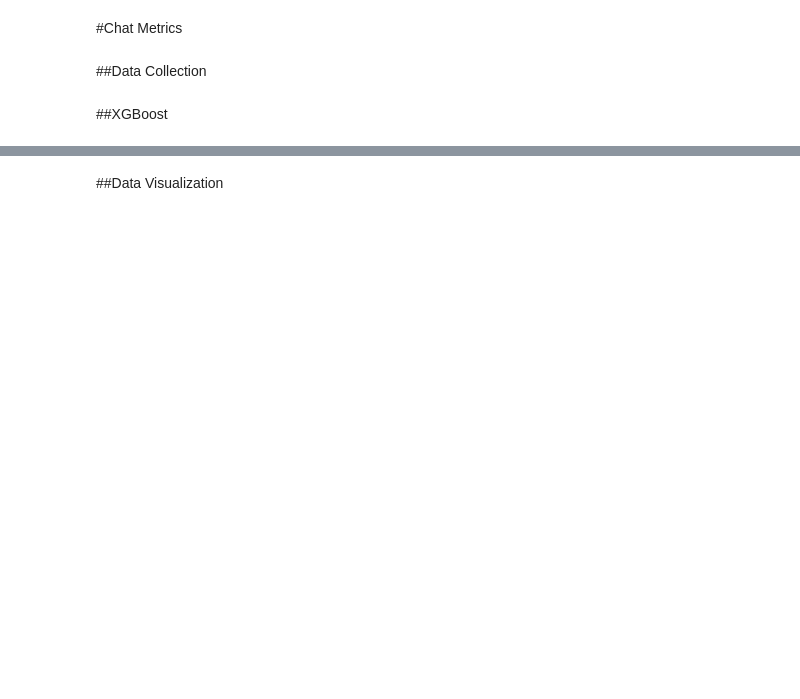
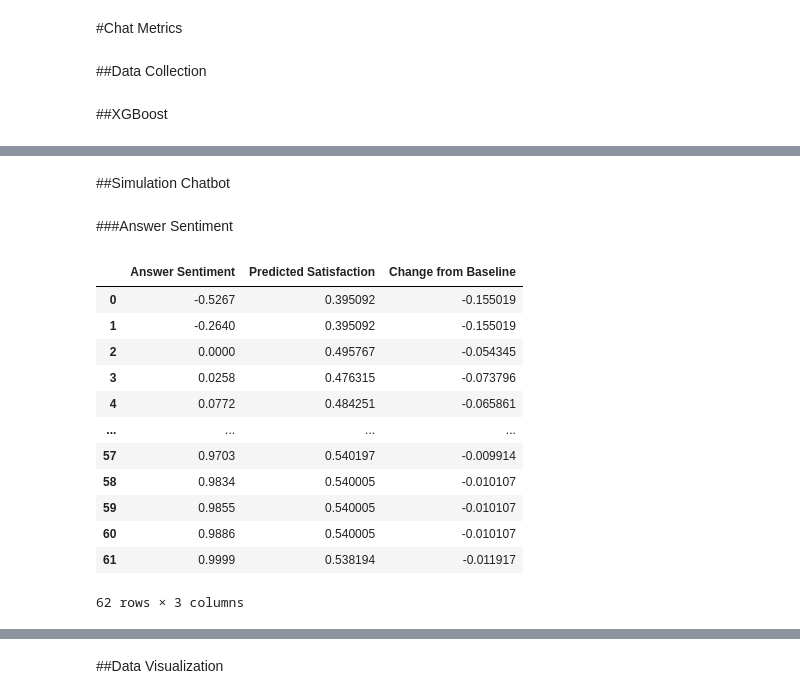
Before and after one commit to stephanie465337/Data-Science-Portfolio-C21, a Jupyter notebook: Projects/Capstone/chat_metrics_Pass_6.ipynb, the cells around one changed output, grey strips where cells are left out. Drawn from its saved outputs; the diff is of its cells as text; code cells hidden in the pictures; blank space fills up the shorter version.

```diff
--- a/Projects/Capstone/chat_metrics_Pass_6.ipynb
+++ b/Projects/Capstone/chat_metrics_Pass_6.ipynb
@@ -82,0 +93,39 @@ print(classification_report(y_test, y_pred_xgb))
+# %% [markdown]
+##Simulation Chatbot
+# %% [markdown]
+###Answer Sentiment
+# %%
+baseline_prob = xgb.predict_proba(X_test)[:, 1].mean()
+
+sentiment_results = []
+
+for sentiment in sorted(X_test['answer_sentiment'].unique()):
+
+  X_sim = X_test.copy()
+  X_sim['answer_sentiment'] = sentiment
+
+  probability = xgb.predict_proba(X_sim)[:, 1].mean()
+  change = probability - baseline_prob
+
+  sentiment_results.append({
+    'Answer Sentiment': sentiment,
+    'Predicted Satisfaction': probability,
+    'Change from Baseline': change
+  })
+
+sentiment_results = pd.DataFrame(sentiment_results)
+sentiment_results
+# %% [output]
+|  | Answer Sentiment | Predicted Satisfaction | Change from Baseline |
+| 0 | -0.5267 | 0.395092 | -0.155019 |
+| 1 | -0.2640 | 0.395092 | -0.155019 |
+| 2 | 0.0000 | 0.495767 | -0.054345 |
+| 3 | 0.0258 | 0.476315 | -0.073796 |
+| 4 | 0.0772 | 0.484251 | -0.065861 |
+| ... | ... | ... | ... |
+| 57 | 0.9703 | 0.540197 | -0.009914 |
+| 58 | 0.9834 | 0.540005 | -0.010107 |
+| 59 | 0.9855 | 0.540005 | -0.010107 |
+| 60 | 0.9886 | 0.540005 | -0.010107 |
+| 61 | 0.9999 | 0.538194 | -0.011917 |
+62 rows × 3 columns
```
Also changed, not shown: parts of 14 cells of this notebook.
